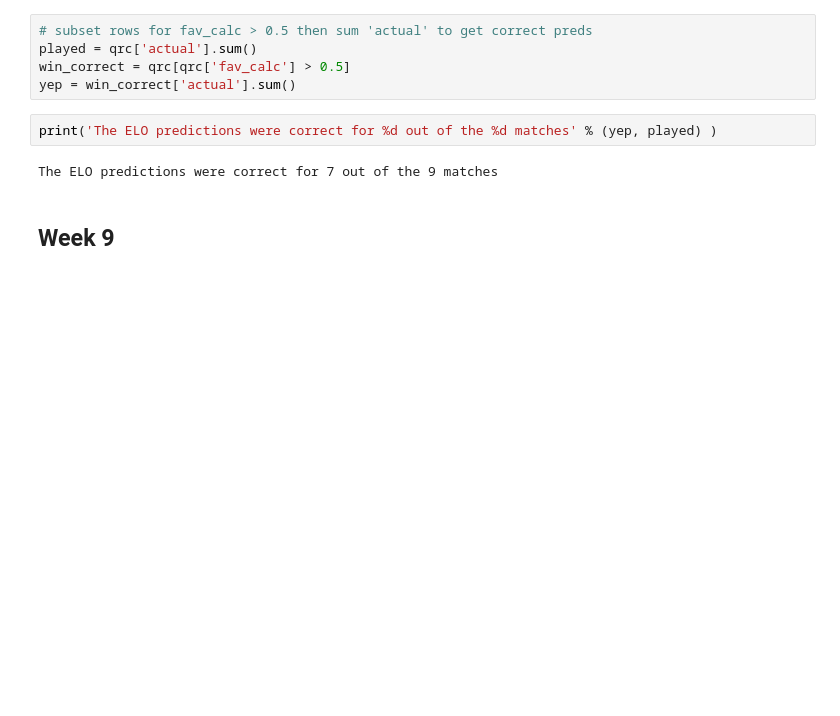
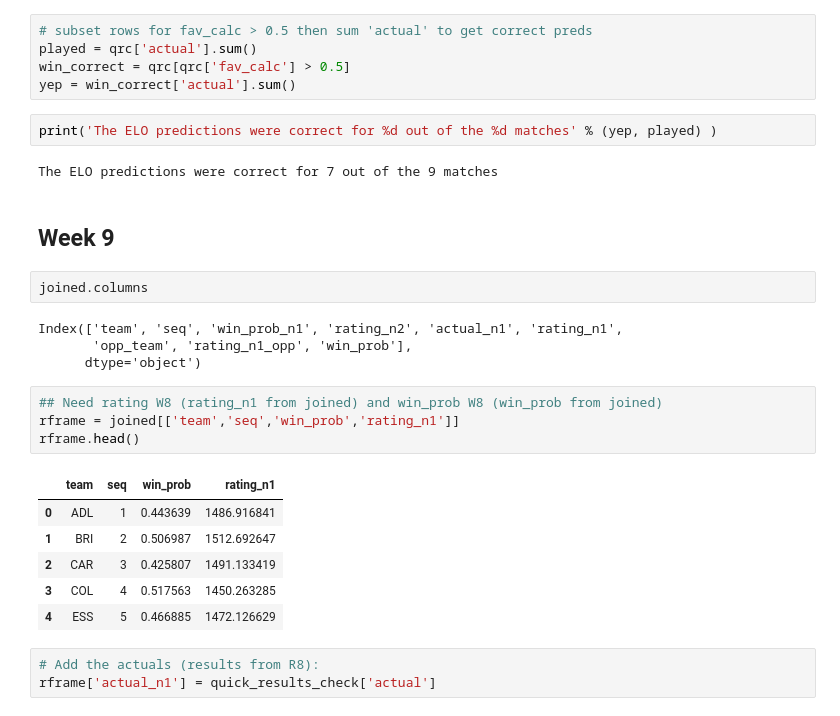
Before and after one commit to stevegabriel1/afl_elo_ratings, a Jupyter notebook: basic_version_20210516.ipynb, the cells around one changed output. Cells and saved outputs as stored; diff of their text form; blank space fills up the shorter version.

```diff
--- a/basic_version_20210516.ipynb
+++ b/basic_version_20210516.ipynb
@@ -1183,3 +1183,23 @@ print('The ELO predictions were correct for %d out of the %d matches' % (yep, pl
 The ELO predictions were correct for 7 out of the 9 matches
 # %% [markdown]
 ## **Week 9**
+# %%
+joined.columns
+# %% [output]
+Index(['team', 'seq', 'win_prob_n1', 'rating_n2', 'actual_n1', 'rating_n1',
+       'opp_team', 'rating_n1_opp', 'win_prob'],
+      dtype='object')
+# %%
+## Need rating W8 (rating_n1 from joined) and win_prob W8 (win_prob from joined)
+rframe = joined[['team','seq','win_prob','rating_n1']]
+rframe.head()
+# %% [output]
+|  | team | seq | win_prob | rating_n1 |
+| 0 | ADL | 1 | 0.443639 | 1486.916841 |
+| 1 | BRI | 2 | 0.506987 | 1512.692647 |
+| 2 | CAR | 3 | 0.425807 | 1491.133419 |
+| 3 | COL | 4 | 0.517563 | 1450.263285 |
+| 4 | ESS | 5 | 0.466885 | 1472.126629 |
+# %%
+# Add the actuals (results from R8):
+rframe['actual_n1'] = quick_results_check['actual']
```
Also changed, not shown: parts of 2 cells of this notebook.
